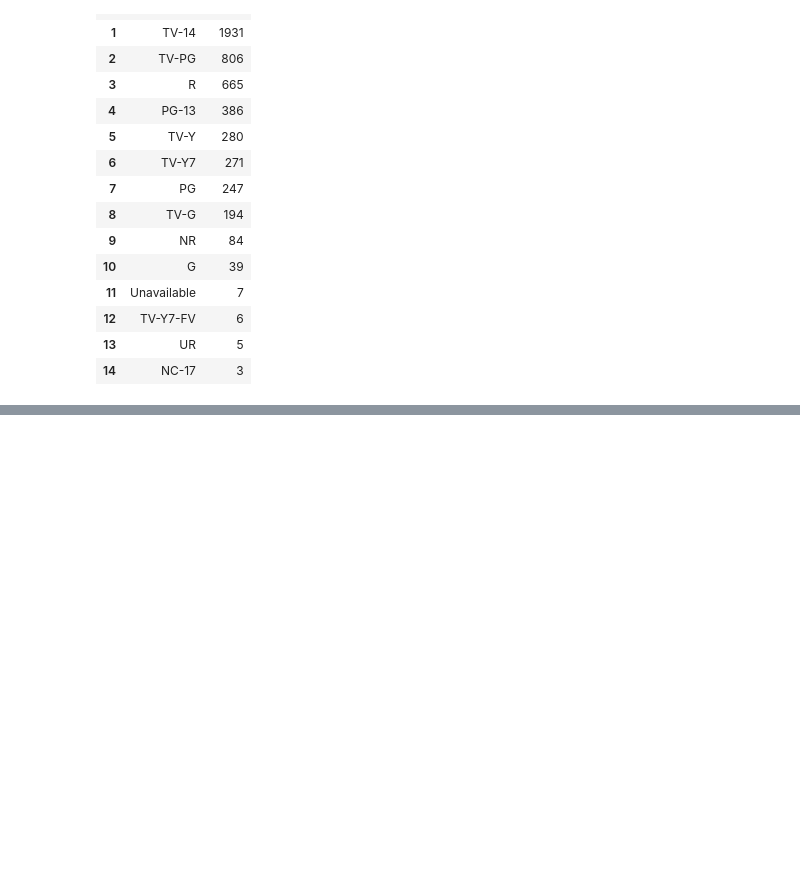
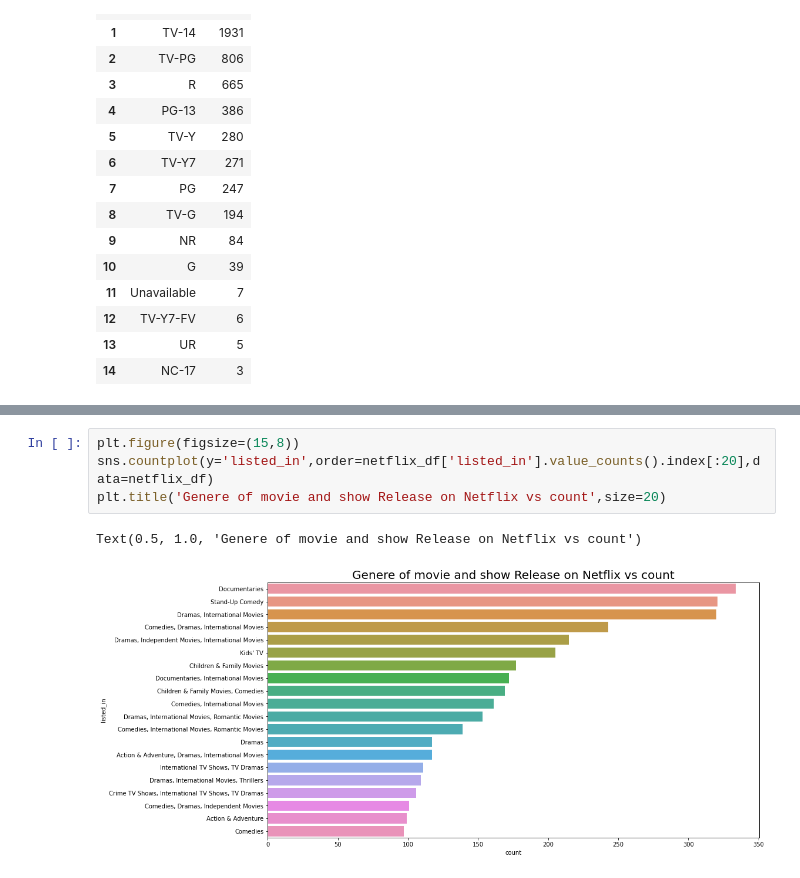
Before and after one commit to spradeepgit/NETFLIX-MOVIES-AND-TV-SHOWS-CLUSTERING, a Jupyter notebook: NETFLIX_MOVIES_AND_TV_SHOWS_CLUSTERING.ipynb, the cells around one changed output, grey strips where cells are left out. Drawn from its saved outputs; the diff is of its cells as text; blank space fills up the shorter version.

```diff
--- a/NETFLIX_MOVIES_AND_TV_SHOWS_CLUSTERING.ipynb
+++ b/NETFLIX_MOVIES_AND_TV_SHOWS_CLUSTERING.ipynb
@@ -278,0 +330,7 @@ Text(0.5, 1.0, 'Ratings of shows in Netflix VS Count')
+# %%
+plt.figure(figsize=(15,8))
+sns.countplot(y='listed_in',order=netflix_df['listed_in'].value_counts().index[:20],data=netflix_df)
+plt.title('Genere of movie and show Release on Netflix vs count',size=20)
+# %% [output]
+Text(0.5, 1.0, 'Genere of movie and show Release on Netflix vs count')
+[figure, added]
```
Also changed, not shown: parts of 13 cells of this notebook.
